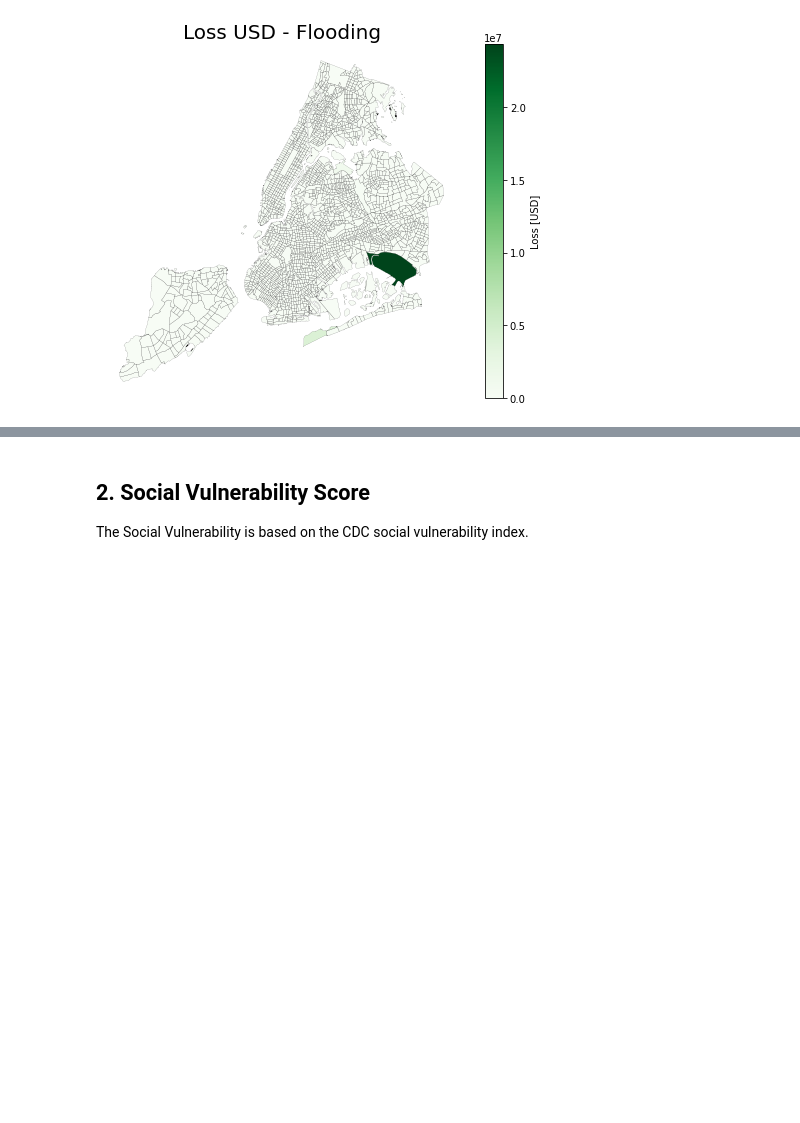
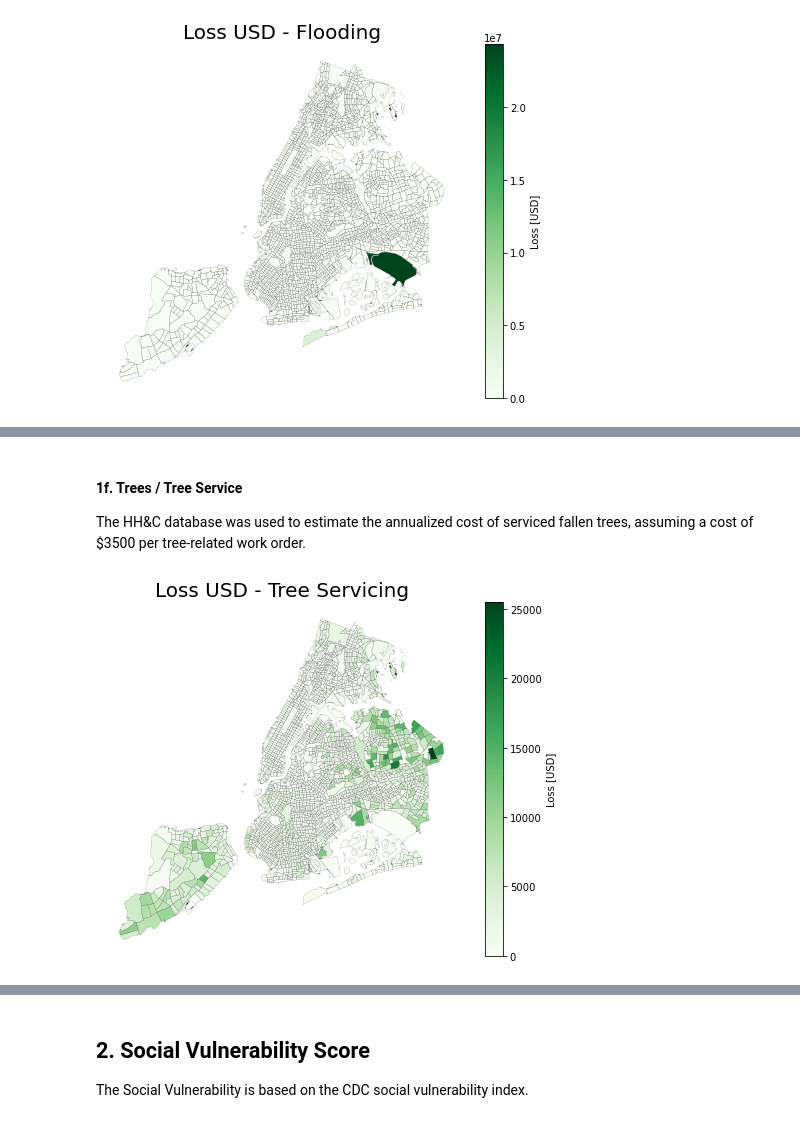
Before and after one commit to NYCEM-GIS/urban-risk-index, a Jupyter notebook: NOTEBOOKS/CALC_URI_CST_1.ipynb, the cells around one changed output, grey strips where cells are left out. Drawn from its saved outputs; the diff is of its cells as text; code cells hidden in the pictures; blank space fills up the shorter version.

```diff
--- a/NOTEBOOKS/CALC_URI_CST_1.ipynb
+++ b/NOTEBOOKS/CALC_URI_CST_1.ipynb
@@ -79 +94,15 @@ plotting.plot_ESL_nb(hazard_name, ESL.consequence["Flood"]["map_tract"], 'Loss U
+# %% [markdown]
+#### 1f. Trees / Tree Service
+The HH&C database was used to estimate the annualized cost of serviced fallen trees, assuming a cost
+of $3500 per tree-related work order.
+# %%
+#all loss to ESL class
+path_loss =   params.PATHNAMES.at['ESL_CST_loss_tree', 'Value']
+gdf_loss = gpd.read_file(path_loss)
+ESL.add_consequence("Servicing", "Trees", gdf_loss)
+
+#plot
+plotting.plot_ESL_nb(hazard_name, ESL.consequence["Servicing"]["map_tract"], 'Loss USD - Tree Servicing')
+# %% [output]
+[figure, added]
 # %% [markdown]
```
Also changed, not shown: parts of 9 cells of this notebook, 23 other files.
